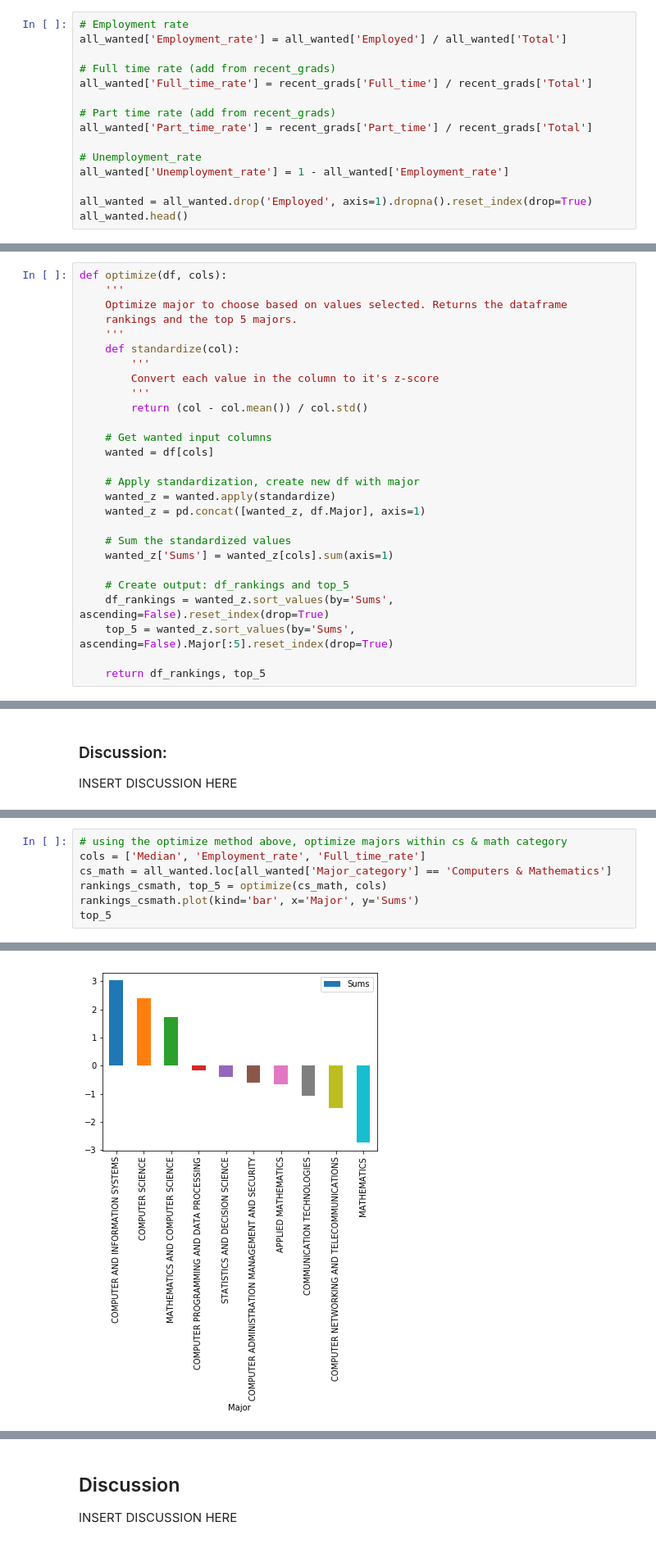
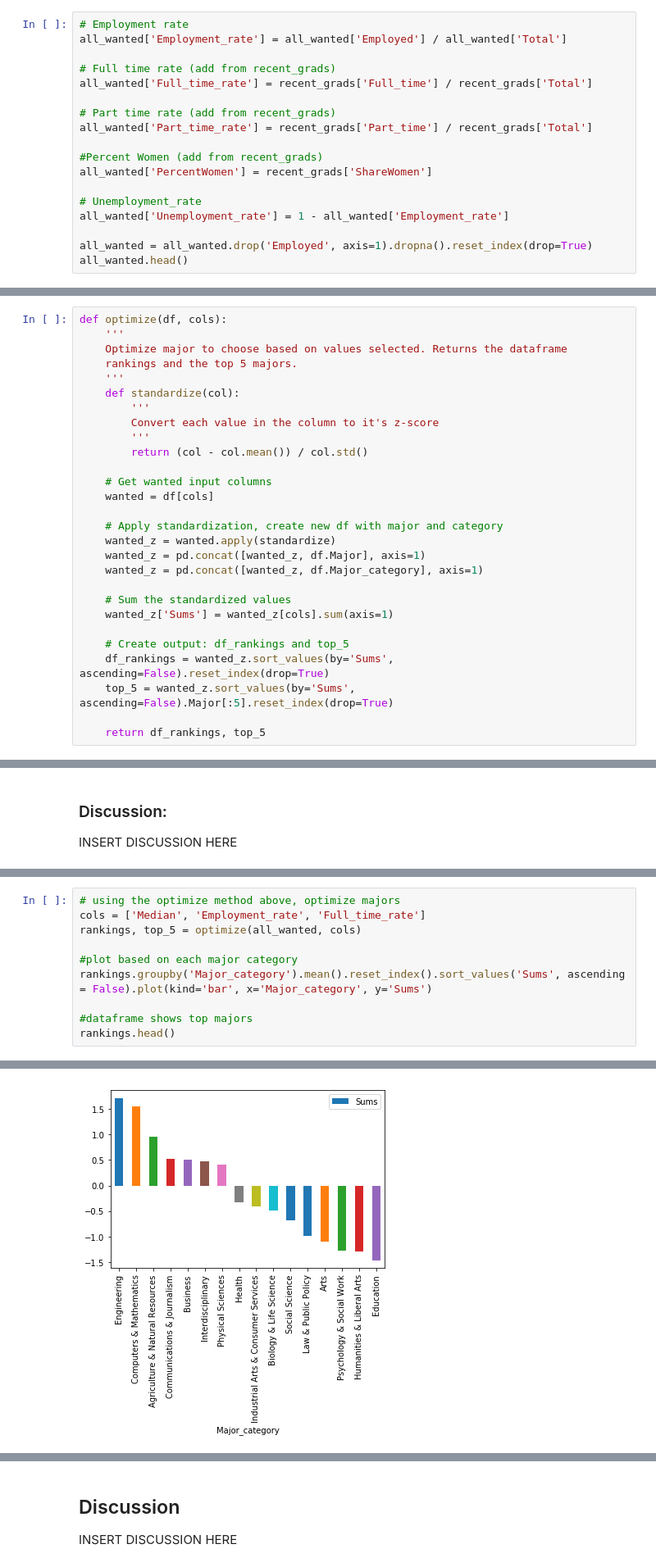
Before and after one commit to dliu9999/COGS-108-Project, a Jupyter notebook: FinalProject.ipynb, the cells around one changed output, grey strips where cells are left out. Shown at 82% size. Cells and saved outputs as stored; diff of their text form.

```diff
--- a/FinalProject.ipynb
+++ b/FinalProject.ipynb
@@ -108,6 +108,9 @@ all_wanted['Full_time_rate'] = recent_grads['Full_time'] / recent_grads['Total']
 # Part time rate (add from recent_grads)
 all_wanted['Part_time_rate'] = recent_grads['Part_time'] / recent_grads['Total']
 
+#Percent Women (add from recent_grads)
+all_wanted['PercentWomen'] = recent_grads['ShareWomen']
+
 # Unemployment_rate
 all_wanted['Unemployment_rate'] = 1 - all_wanted['Employment_rate']
 
@@ -227,9 +231,10 @@ def optimize(df, cols):
     # Get wanted input columns
     wanted = df[cols]
 
-    # Apply standardization, create new df with major
+    # Apply standardization, create new df with major and category
     wanted_z = wanted.apply(standardize)
     wanted_z = pd.concat([wanted_z, df.Major], axis=1)
+    wanted_z = pd.concat([wanted_z, df.Major_category], axis=1)
 
     # Sum the standardized values
     wanted_z['Sums'] = wanted_z[cols].sum(axis=1)
@@ -387,8 +428,11 @@ for this portion, we consider the factors of median salary, employment rate, and
 # %%
-# using the optimize method above, optimize majors within cs & math category
+# using the optimize method above, optimize majors
 cols = ['Median', 'Employment_rate', 'Full_time_rate']
-cs_math = all_wanted.loc[all_wanted['Major_category'] == 'Computers & Mathematics']
-rankings_csmath, top_5 = optimize(cs_math, cols)
-rankings_csmath.plot(kind='bar', x='Major', y='Sums')
-top_5
+rankings, top_5 = optimize(all_wanted, cols)
+
+#plot based on each major category
+rankings.groupby('Major_category').mean().reset_index().sort_values('Sums', ascending = False).plot(kind='bar', x='Major_category', y='Sums')
+
+#dataframe shows top majors
+rankings.head()
 # %% [output]
@@ -401 +445 @@ Name: Major, dtype: object
-[figure, old version]
+[figure, new version]
```
Also changed, not shown: parts of 24 cells of this notebook.
